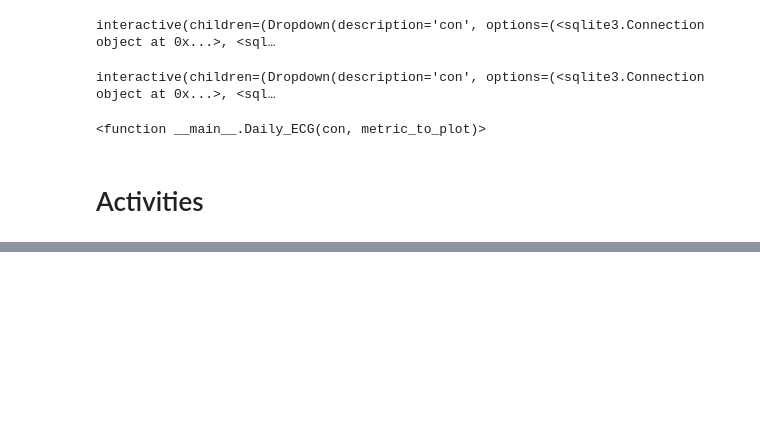
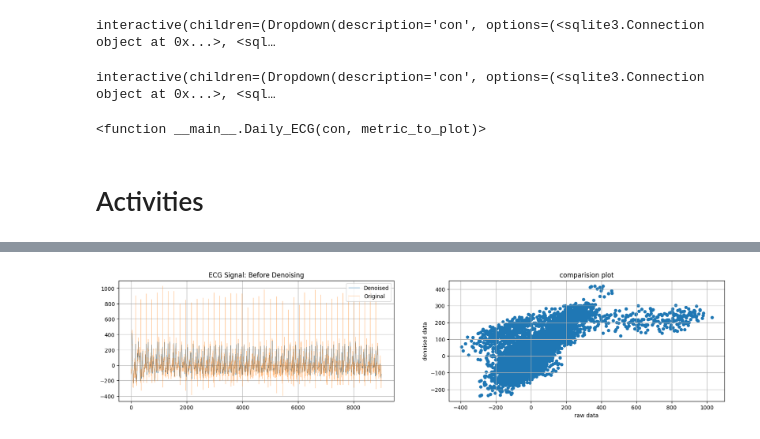
Before and after one commit to damianfrench/internship, a Jupyter notebook: Testing_metric_Calculations.ipynb, the cells around one changed output, grey strips where cells are left out. Cells and saved outputs as stored; diff of their text form; code cells hidden in the pictures; blank space fills up the shorter version.

```diff
--- a/Testing_metric_Calculations.ipynb
+++ b/Testing_metric_Calculations.ipynb
@@ -586,0 +681,5 @@ interactive(children=(Dropdown(description='x_axis', options=('weeks',), value='
+# %%
+from IPython.display import Image
+Image(filename='denoised_fourier_comparison.png')
+# %% [output]
+[figure, added]
```
Also changed, not shown: parts of 17 cells of this notebook, 16 other files.
